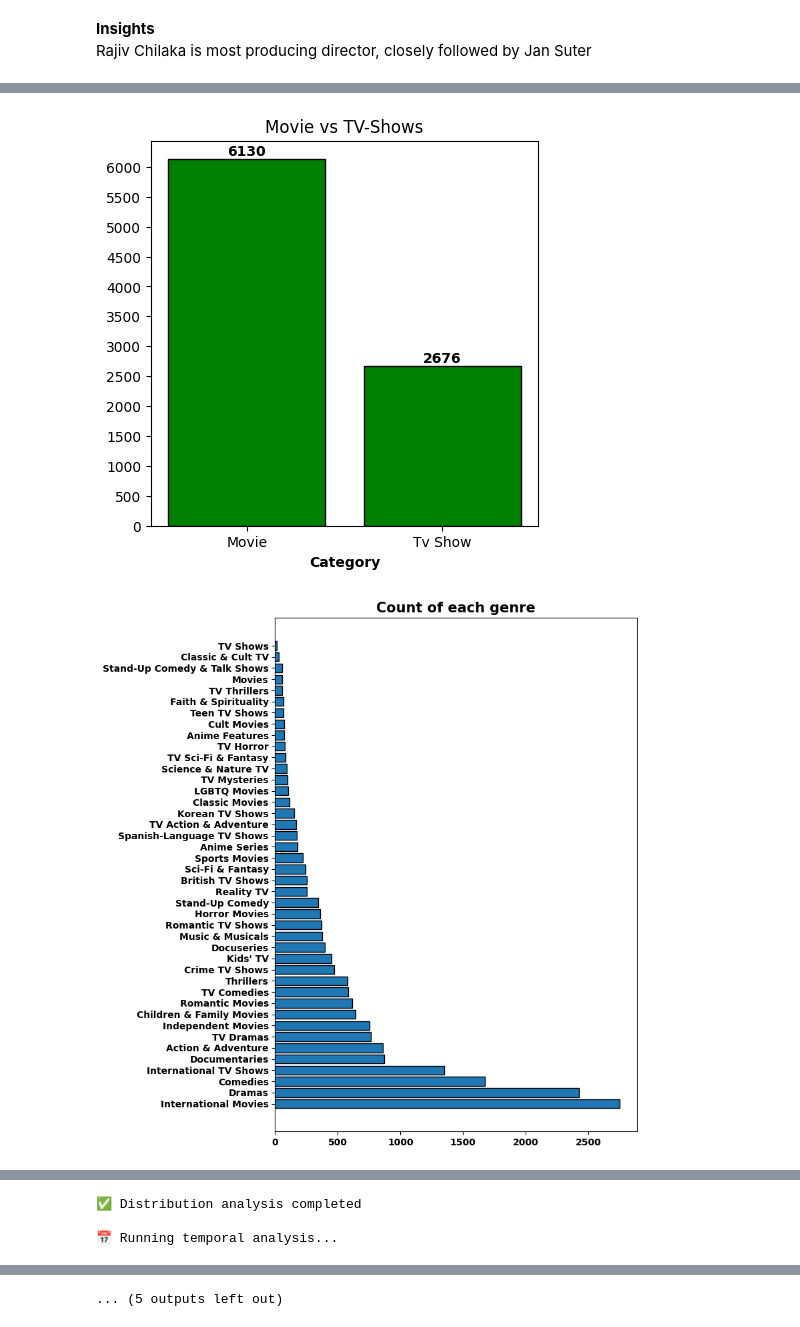
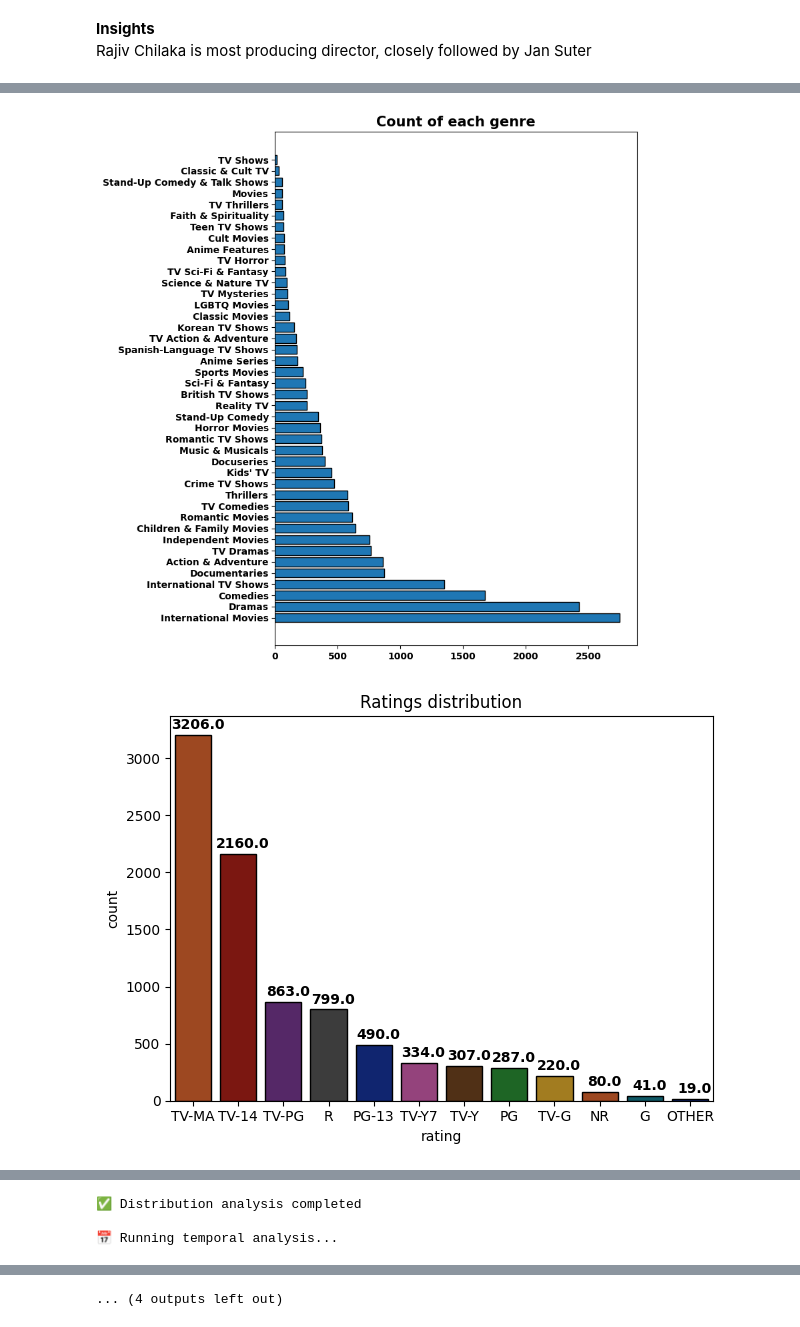
Before and after one commit to nikhilgusain/Netflix-ratings-analysis, a Jupyter notebook: notebooks/analysis.ipynb, the cells around one changed output, grey strips where cells are left out. Drawn from its saved outputs; the diff is of its cells as text; code cells hidden in the pictures.

Commit message:
ade data cleaning modular

```diff
--- a/notebooks/analysis.ipynb
+++ b/notebooks/analysis.ipynb
@@ -626,9 +616,13 @@ def run_full_netflix_analysis(last_n_years=15, movie_min_duration=30, movie_max_
         display(df.head(2))
         print("\n✅ Data loaded successfully\n")
 
+        # Data cleanign:
+        print("Cleaning data")
+        clean_data()
+
         # Basic Distribution Analysis
         print("📊 Running distribution analysis...")
-        count_using_matplotlib()
+        # count_using_matplotlib()
         plot_genre_distribution()
         plot_ratings_distribution(None)
         plot_ratings_distribution('separate')
@@ -676,3 +684,3 @@ Loading and validating data...
 📊 Running distribution analysis...
-[figure, old version]
+[figure, new version]
-[figure, old version]
+[figure, new version]
@@ -679,0 +688,3 @@ Loading and validating data...
+✅ Distribution analysis completed
+
+📅 Running temporal analysis...
@@ -681,3 +691,0 @@ Loading and validating data...
-✅ Distribution analysis completed
-
-📅 Running temporal analysis...
@@ -690 +698 @@ Loading and validating data...
-... (5 outputs left out)
+... (4 outputs left out)
```
Also changed, not shown: parts of 9 cells of this notebook, 3 other files.
